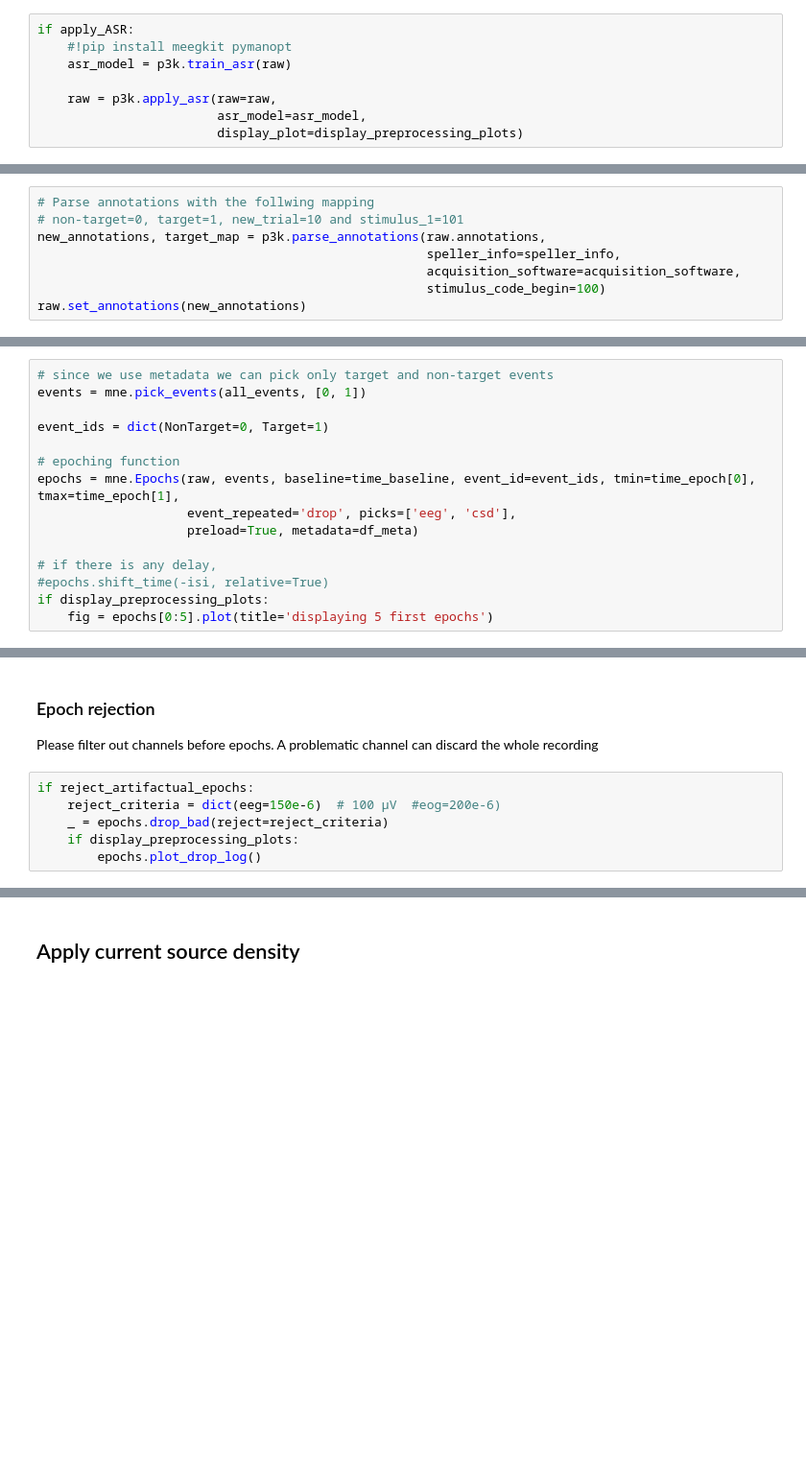
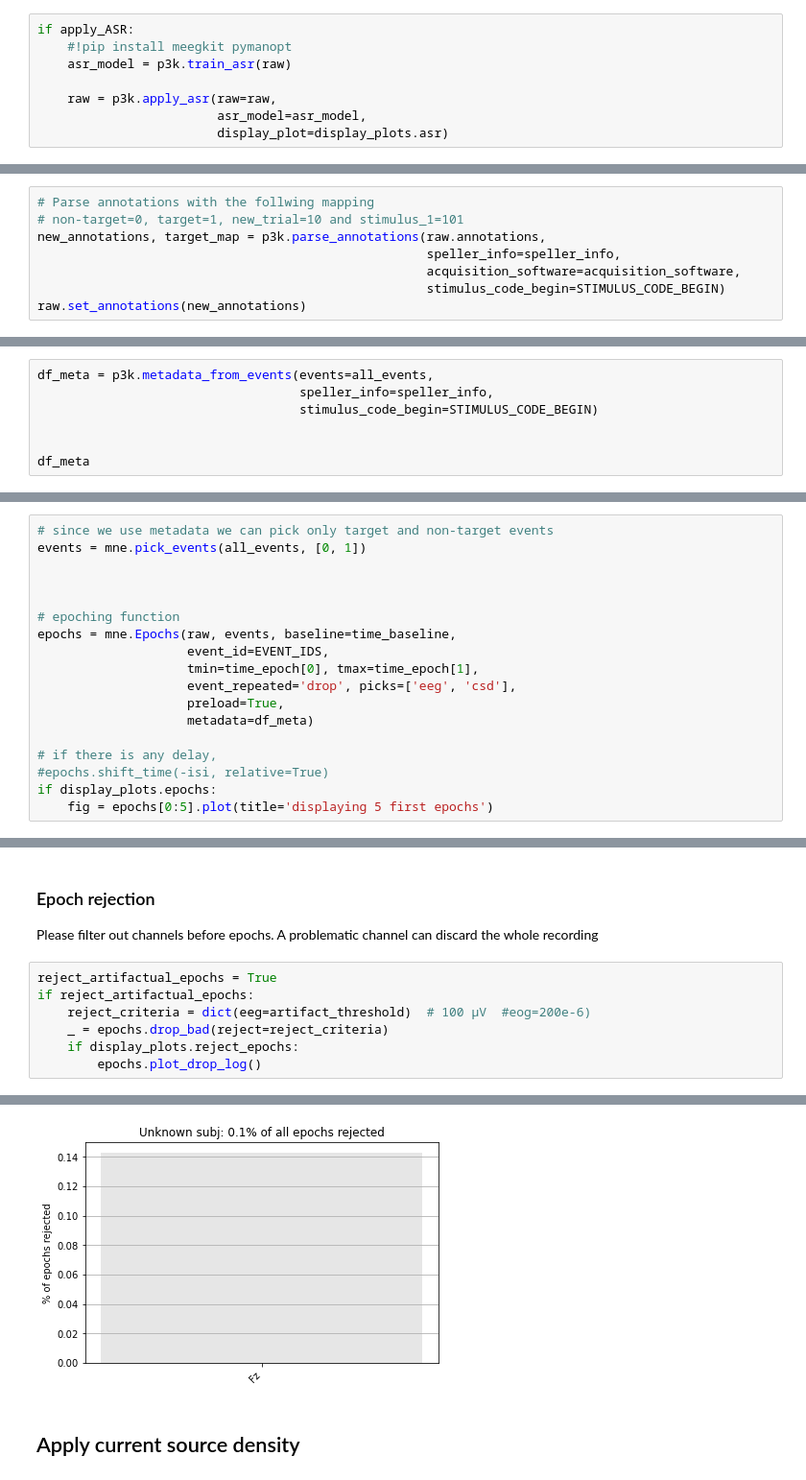
Before and after one commit to lokinou/p3k_offline_analysis, a Jupyter notebook: p300_analysis.ipynb, the cells around one changed output, grey strips where cells are left out. Shown: that part at 96% size. Cells and saved outputs as stored; diff of their text form; blank space fills up the shorter version.

```diff
--- a/p300_analysis.ipynb
+++ b/p300_analysis.ipynb
@@ -234,7 +242,7 @@ if apply_ASR:
 
     raw = p3k.apply_asr(raw=raw,
                         asr_model=asr_model,
-                        display_plot=display_preprocessing_plots)
+                        display_plot=display_plots.asr)
 # %% [markdown]
 ### Convert text annotations (i.e. unprocessed events) into events
 # %% [markdown]
@@ -253,7 +253,7 @@ importlib.reload(p3k.openvibe)
 new_annotations, target_map = p3k.parse_annotations(raw.annotations,
                                                     speller_info=speller_info,
                                                     acquisition_software=acquisition_software,
-                                                    stimulus_code_begin=100)
+                                                    stimulus_code_begin=STIMULUS_CODE_BEGIN)
 raw.set_annotations(new_annotations)
 # %% [output]
 Row labels: ['101' '102' '103' '104' '105' '106' '107']
@@ -390,0 +342,7 @@ df_meta
+# %%
+df_meta = p3k.metadata_from_events(events=all_events,
+                                   speller_info=speller_info,
+                                   stimulus_code_begin=STIMULUS_CODE_BEGIN)
+
+
+df_meta
@@ -392,16 +371,19 @@ df_meta
 # since we use metadata we can pick only target and non-target events
 events = mne.pick_events(all_events, [0, 1])
 
-event_ids = dict(NonTarget=0, Target=1)
+
 
 # epoching function
-epochs = mne.Epochs(raw, events, baseline=time_baseline, event_id=event_ids, tmin=time_epoch[0], tmax=time_epoch[1],
+epochs = mne.Epochs(raw, events, baseline=time_baseline,
+                    event_id=EVENT_IDS,
+                    tmin=time_epoch[0], tmax=time_epoch[1],
                     event_repeated='drop', picks=['eeg', 'csd'],
-                    preload=True, metadata=df_meta)
+                    preload=True,
+                    metadata=df_meta)
 
 # if there is any delay,
 #epochs.shift_time(-isi, relative=True)
-if display_preprocessing_plots:
+if display_plots.epochs:
     fig = epochs[0:5].plot(title='displaying 5 first epochs')
 # %% [output]
 Adding metadata with 5 columns
@@ -428,8 +406,10 @@ hm = sns.heatmap(m, linewidths=0, cmap="YlGnBu").set(title='Cross correlation')
 ### Epoch rejection
 Please filter out channels before epochs. A problematic channel can discard the whole recording
 # %%
+reject_artifactual_epochs = True
 if reject_artifactual_epochs:
-    reject_criteria = dict(eeg=150e-6)  # 100 µV  #eog=200e-6)
+    reject_criteria = dict(eeg=artifact_threshold)  # 100 µV  #eog=200e-6)
     _ = epochs.drop_bad(reject=reject_criteria)
-    if display_preprocessing_plots:
+    if display_plots.reject_epochs:
         epochs.plot_drop_log()
+# %% [output]
@@ -436,3 +418,4 @@ if reject_artifactual_epochs:
+[figure, added]
 # %% [markdown]
 ## Apply current source density
 # %%
```
Also changed, not shown: parts of 60 cells of this notebook, 2 other files.
